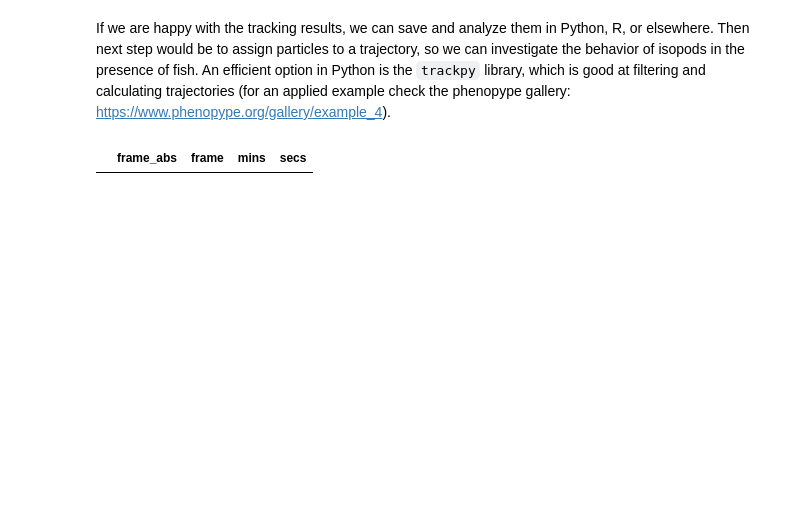
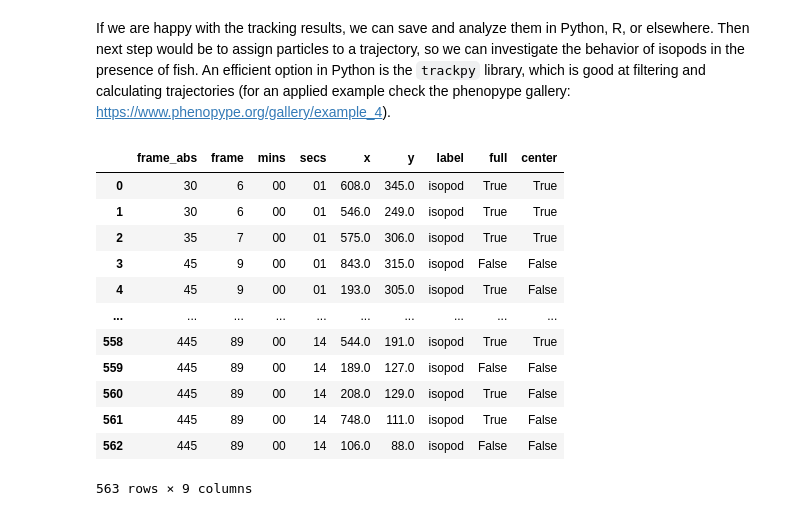
Before and after one commit to phenopype/phenopype-tutorials, a Jupyter notebook: tutorials/tutorial_7.ipynb, the cells around one changed output. Cells and saved outputs as stored; diff of their text form; code cells hidden in the pictures; blank space fills up the shorter version.

```diff
--- a/tutorials/tutorial_7.ipynb
+++ b/tutorials/tutorial_7.ipynb
@@ -39,9 +39,9 @@ First, the `motion_tracker` class needs to be initizalized with a video-path to
 import phenopype as pp
 import os
 
-os.chdir(r"D:\workspace\git-repos\phenopype-tutorials")
+os.chdir(r"D:\workspace\git-repos\phenopype\phenopype-tutorials")
 
-video_path =  r"tutorials/videos/isopods_fish.mp4"
+video_path =  r"tutorials/data/isopods_fish.mp4"
 out_dir =  r"_temp/video"
 # %%
 mt = pp.motion_tracker(video_path)
@@ -322,7 +335,19 @@ Time: 00:14/00:15 - Frames: 448/450
 # %% [markdown]
 If we are happy with the tracking results, we can save and analyze them in Python, R, or elsewhere. Then next step would be to assign particles to a trajectory, so we can investigate the behavior of isopods in the presence of fish. An efficient option in Python is the `trackpy` library, which is good at filtering and calculating trajectories (for an applied example check the phenopype gallery: https://www.phenopype.org/gallery/example_4).
 # %%
-coordinates.to_csv(os.path.join(out_dir, mt.name + "coordinates.csv"), sep=',')
+coordinates.to_csv(os.path.join(out_dir, mt.name + "coordinates.csv"), sep=',', index=False)
 coordinates
 # %% [output]
-|  | frame_abs | frame | mins | secs |
+|  | frame_abs | frame | mins | secs | x | y | label | full | center |
+| 0 | 30 | 6 | 00 | 01 | 608.0 | 345.0 | isopod | True | True |
+| 1 | 30 | 6 | 00 | 01 | 546.0 | 249.0 | isopod | True | True |
+| 2 | 35 | 7 | 00 | 01 | 575.0 | 306.0 | isopod | True | True |
+| 3 | 45 | 9 | 00 | 01 | 843.0 | 315.0 | isopod | False | False |
+| 4 | 45 | 9 | 00 | 01 | 193.0 | 305.0 | isopod | True | False |
+| ... | ... | ... | ... | ... | ... | ... | ... | ... | ... |
+| 558 | 445 | 89 | 00 | 14 | 544.0 | 191.0 | isopod | True | True |
+| 559 | 445 | 89 | 00 | 14 | 189.0 | 127.0 | isopod | False | False |
+| 560 | 445 | 89 | 00 | 14 | 208.0 | 129.0 | isopod | True | False |
+| 561 | 445 | 89 | 00 | 14 | 748.0 | 111.0 | isopod | True | False |
+| 562 | 445 | 89 | 00 | 14 | 106.0 | 88.0 | isopod | False | False |
+563 rows × 9 columns
```
Also changed, not shown: parts of 12 cells of this notebook.
